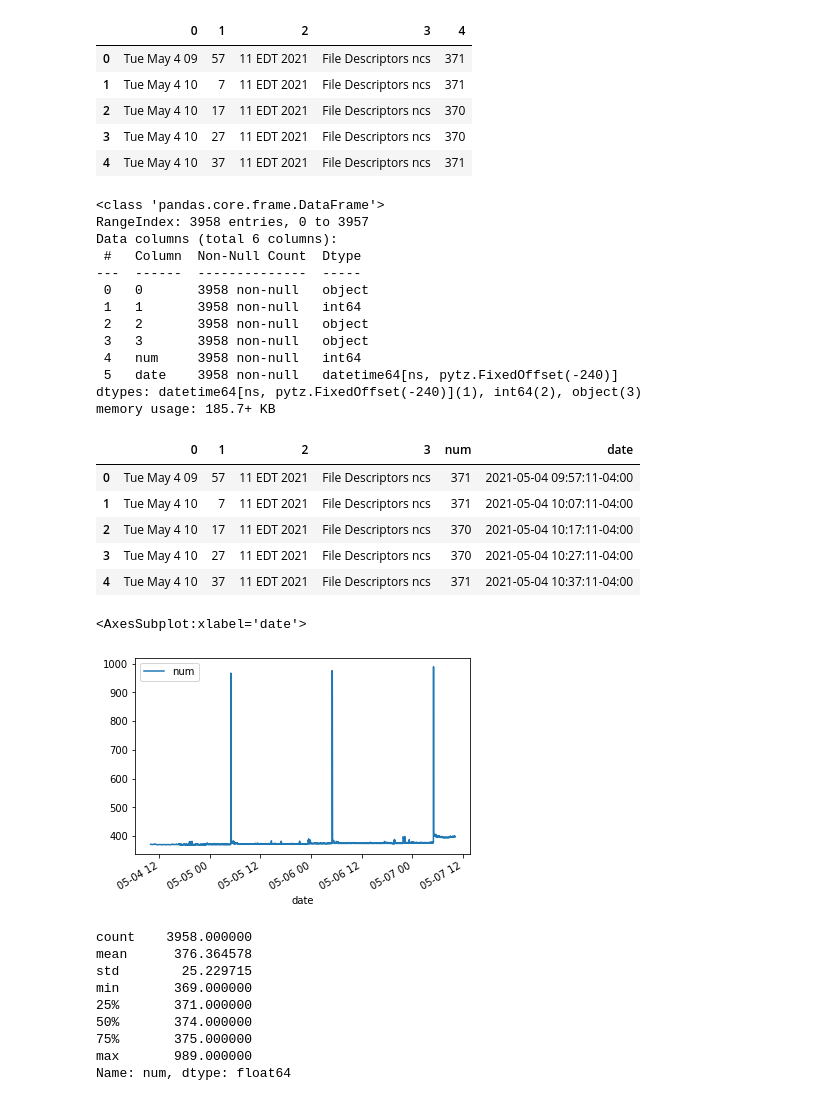
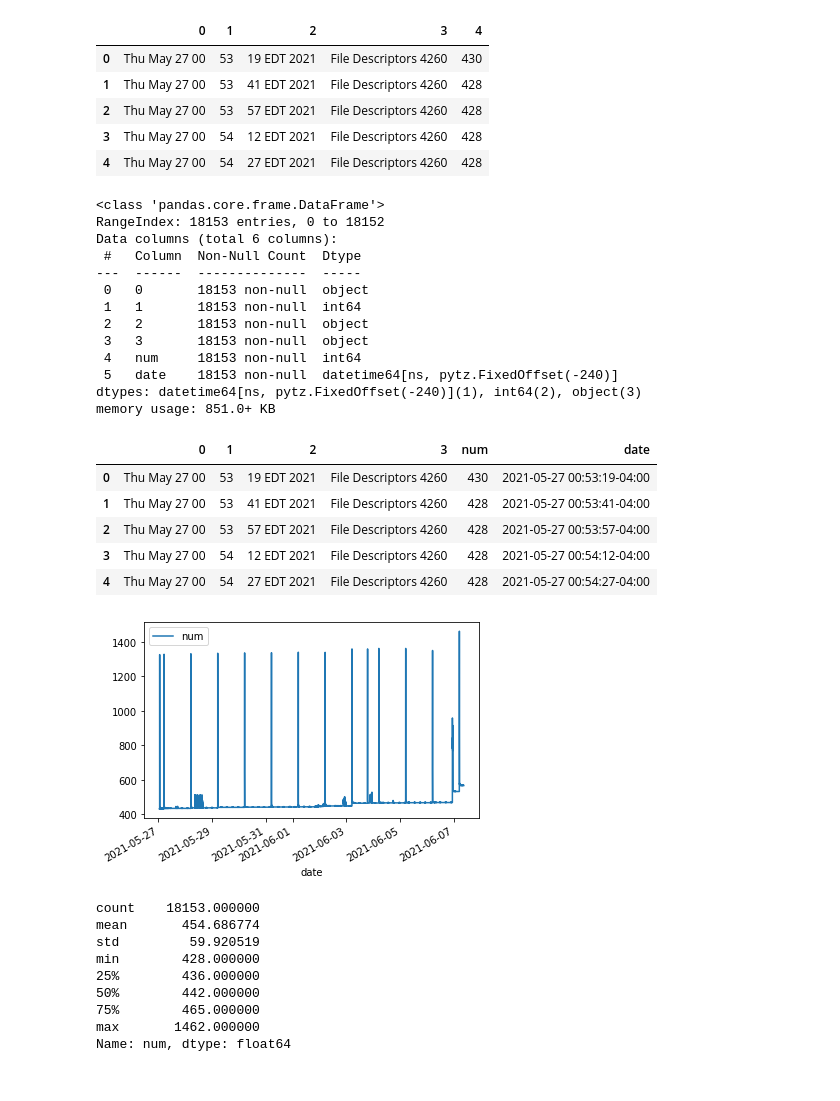
Before and after one commit to wholechainsawit/nso-fd-analysis, a Jupyter notebook: customed_fd_log_analysis.ipynb, the cells around one changed output. Saved outputs shown, nothing was run; the diff lists cells and outputs as text; code cells hidden in the pictures.

Commit message:
generate new plots for a new raw data

```diff
--- a/customed_fd_log_analysis.ipynb
+++ b/customed_fd_log_analysis.ipynb
@@ -22,14 +22,14 @@ Tue May  4 10:27:11 EDT 2021 -- File Descriptors ncs  : 370
 # %%
-df = pd.read_csv('1.log', sep=':|--', engine='python', header=None, skipinitialspace=True)
+df = pd.read_csv('2.log', sep=':|--', engine='python', header=None, skipinitialspace=True)
 
 df.head()
 # %% [output]
 |  | 0 | 1 | 2 | 3 | 4 |
-| 0 | Tue May 4 09 | 57 | 11 EDT 2021 | File Descriptors ncs | 371 |
-| 1 | Tue May 4 10 | 7 | 11 EDT 2021 | File Descriptors ncs | 371 |
-| 2 | Tue May 4 10 | 17 | 11 EDT 2021 | File Descriptors ncs | 370 |
-| 3 | Tue May 4 10 | 27 | 11 EDT 2021 | File Descriptors ncs | 370 |
-| 4 | Tue May 4 10 | 37 | 11 EDT 2021 | File Descriptors ncs | 371 |
+| 0 | Thu May 27 00 | 53 | 19 EDT 2021 | File Descriptors 4260 | 430 |
+| 1 | Thu May 27 00 | 53 | 41 EDT 2021 | File Descriptors 4260 | 428 |
+| 2 | Thu May 27 00 | 53 | 57 EDT 2021 | File Descriptors 4260 | 428 |
+| 3 | Thu May 27 00 | 54 | 12 EDT 2021 | File Descriptors 4260 | 428 |
+| 4 | Thu May 27 00 | 54 | 27 EDT 2021 | File Descriptors 4260 | 428 |
 # %%
 df['date'] = df[0] + ":" + df[1].apply(str) + ":" + df[2]
 df['date'] = pd.to_datetime(df['date'], infer_datetime_format=True)
@@ -38,29 +38,28 @@ df = df.rename(columns = {4:'num'})
 df.info()
 # %% [output]
 <class 'pandas.core.frame.DataFrame'>
-RangeIndex: 3958 entries, 0 to 3957
+RangeIndex: 18153 entries, 0 to 18152
 Data columns (total 6 columns):
  #   Column  Non-Null Count  Dtype
 ---  ------  --------------  -----
- 0   0       3958 non-null   object
- 1   1       3958 non-null   int64
- 2   2       3958 non-null   object
- 3   3       3958 non-null   object
- 4   num     3958 non-null   int64
- 5   date    3958 non-null   datetime64[ns, pytz.FixedOffset(-240)]
+ 0   0       18153 non-null  object
+ 1   1       18153 non-null  int64
+ 2   2       18153 non-null  object
+ 3   3       18153 non-null  object
+ 4   num     18153 non-null  int64
+ 5   date    18153 non-null  datetime64[ns, pytz.FixedOffset(-240)]
 dtypes: datetime64[ns, pytz.FixedOffset(-240)](1), int64(2), object(3)
-memory usage: 185.7+ KB
+memory usage: 851.0+ KB
 # %%
 df.head()
 # %% [output]
 |  | 0 | 1 | 2 | 3 | num | date |
-| 0 | Tue May 4 09 | 57 | 11 EDT 2021 | File Descriptors ncs | 371 | 2021-05-04 09:57:11-04:00 |
-| 1 | Tue May 4 10 | 7 | 11 EDT 2021 | File Descriptors ncs | 371 | 2021-05-04 10:07:11-04:00 |
-| 2 | Tue May 4 10 | 17 | 11 EDT 2021 | File Descriptors ncs | 370 | 2021-05-04 10:17:11-04:00 |
-| 3 | Tue May 4 10 | 27 | 11 EDT 2021 | File Descriptors ncs | 370 | 2021-05-04 10:27:11-04:00 |
-| 4 | Tue May 4 10 | 37 | 11 EDT 2021 | File Descriptors ncs | 371 | 2021-05-04 10:37:11-04:00 |
+| 0 | Thu May 27 00 | 53 | 19 EDT 2021 | File Descriptors 4260 | 430 | 2021-05-27 00:53:19-04:00 |
+| 1 | Thu May 27 00 | 53 | 41 EDT 2021 | File Descriptors 4260 | 428 | 2021-05-27 00:53:41-04:00 |
+| 2 | Thu May 27 00 | 53 | 57 EDT 2021 | File Descriptors 4260 | 428 | 2021-05-27 00:53:57-04:00 |
+| 3 | Thu May 27 00 | 54 | 12 EDT 2021 | File Descriptors 4260 | 428 | 2021-05-27 00:54:12-04:00 |
+| 4 | Thu May 27 00 | 54 | 27 EDT 2021 | File Descriptors 4260 | 428 | 2021-05-27 00:54:27-04:00 |
 # %%
-df.plot.line(x='date', y='num')
+p_all = df.plot.line(x='date', y='num')
 # %% [output]
-<AxesSubplot:xlabel='date'>
-[figure, old version]
+[figure, new version]
@@ -67,14 +68,14 @@ df.plot.line(x='date', y='num')
 # %%
 df['num'].describe()
 # %% [output]
-count    3958.000000
-mean      376.364578
-std        25.229715
-min       369.000000
-25%       371.000000
-50%       374.000000
-75%       375.000000
-max       989.000000
+count    18153.000000
+mean       454.686774
+std         59.920519
+min        428.000000
+25%        436.000000
+50%        442.000000
+75%        465.000000
+max       1462.000000
 Name: num, dtype: float64
 # %%
 df['num'].value_counts()
```
Also changed, not shown: parts of 7 cells of this notebook.
